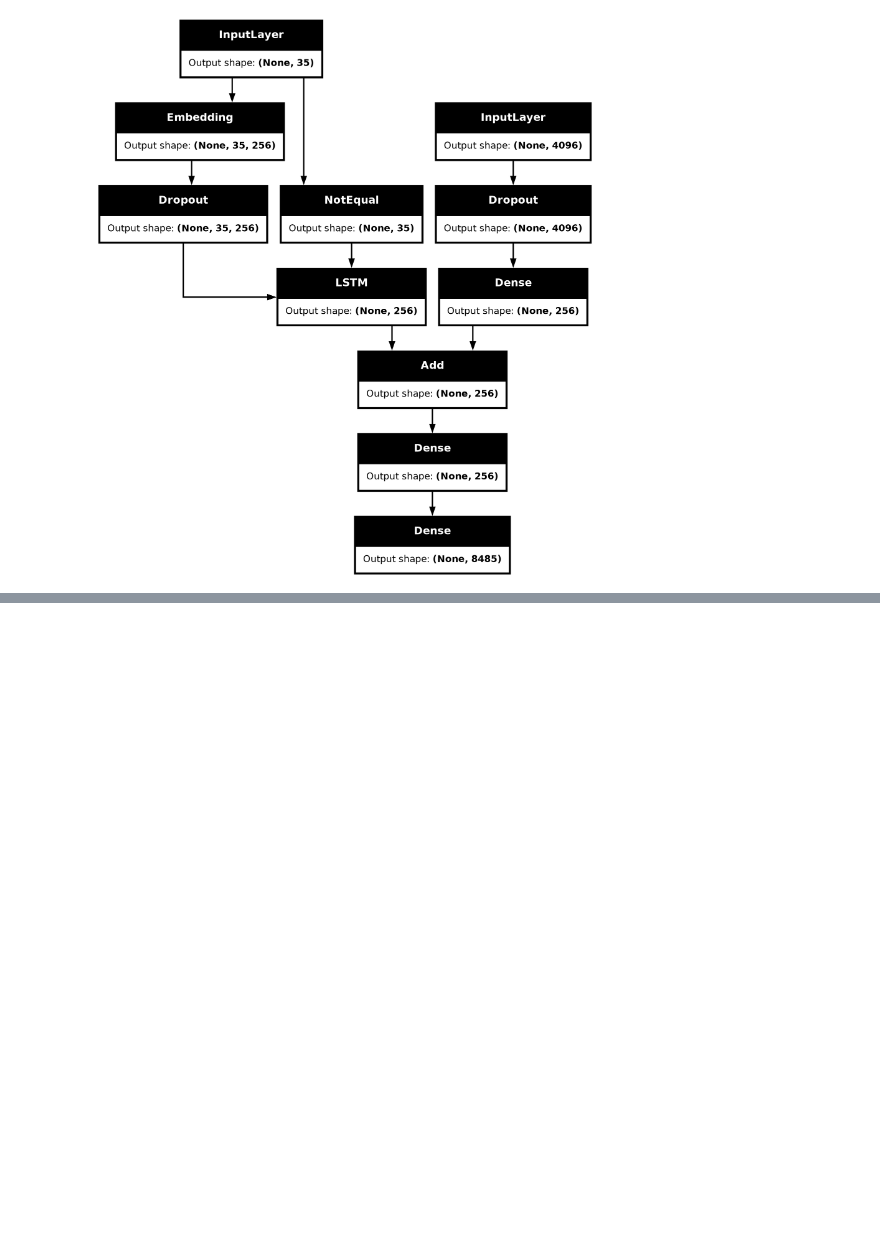
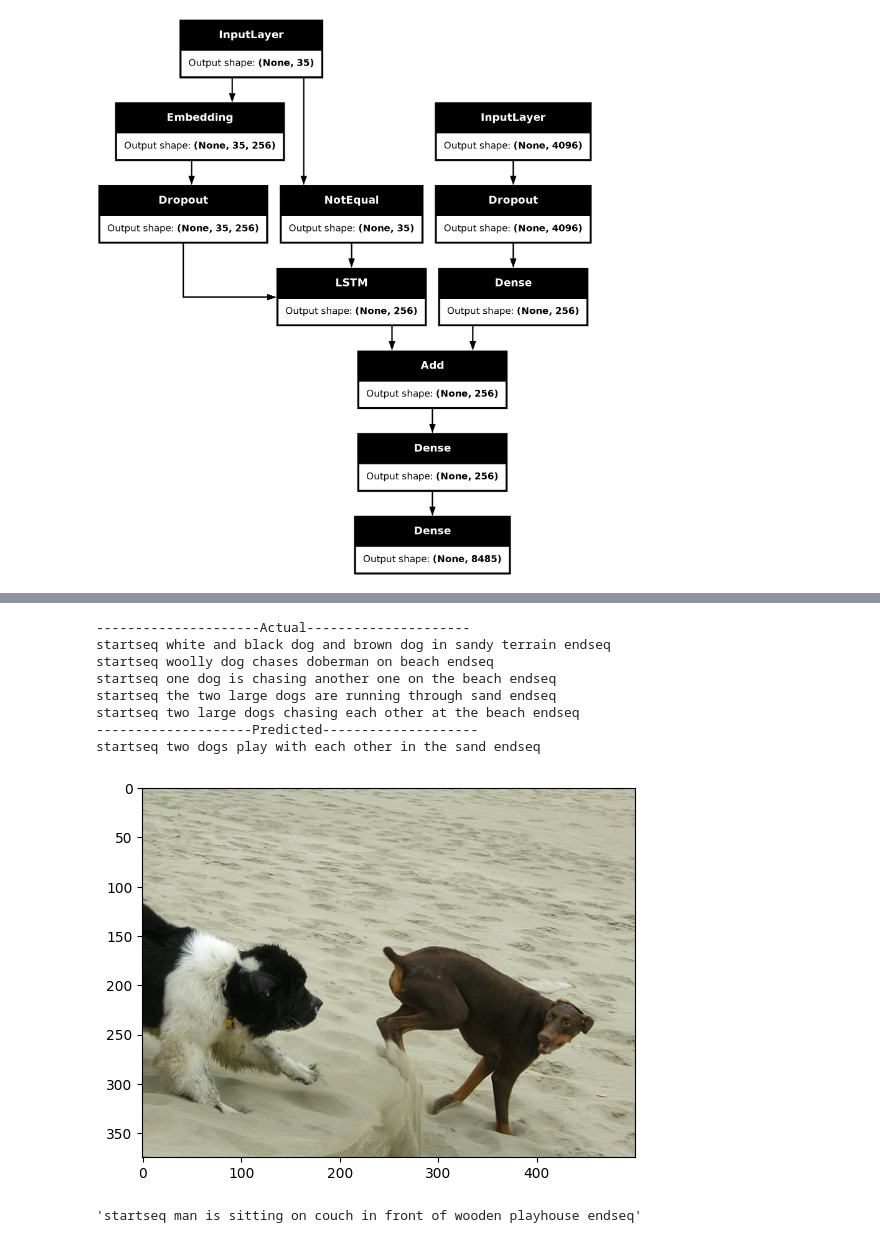
Before and after one commit to Arijeet2302/Machine_learning, a Jupyter notebook: image_features.ipynb, the cells around one changed output, grey strips where cells are left out. Cells and saved outputs as stored; diff of their text form; code cells hidden in the pictures; blank space fills up the shorter version.

```diff
--- a/image_features.ipynb
+++ b/image_features.ipynb
@@ -334,0 +357,12 @@ start side side the side two two dogs playing with their toys endseq endseq ends
+# %%
+generate_caption("1067790824_f3cc97239b.jpg")
+# %% [output]
+---------------------Actual---------------------
+startseq white and black dog and brown dog in sandy terrain endseq
+startseq woolly dog chases doberman on beach endseq
+startseq one dog is chasing another one on the beach endseq
+startseq the two large dogs are running through sand endseq
+startseq two large dogs chasing each other at the beach endseq
+--------------------Predicted--------------------
+startseq two dogs play with each other in the sand endseq
+[figure, added]
@@ -334,0 +373,16 @@ start side side the side two two dogs playing with their toys endseq endseq ends
+# %%
+image_path = '/kaggle/input/flickr8k/Images/1000268201_693b08cb0e.jpg'
+# load image
+image = load_img(image_path, target_size=(224, 224))
+# convert image pixels to numpy array
+image = img_to_array(image)
+# reshape data for model
+image = image.reshape((1, image.shape[0], image.shape[1], image.shape[2]))
+# preprocess image for vgg
+image = preprocess_input(image)
+# extract features
+feature = vgg_model.predict(image, verbose=0)
+# predict from the trained model
+predict_caption(model, feature, tokenizer, max_length)
+# %% [output]
+'startseq man is sitting on couch in front of wooden playhouse endseq'
```
Also changed, not shown: parts of 34 cells of this notebook.
